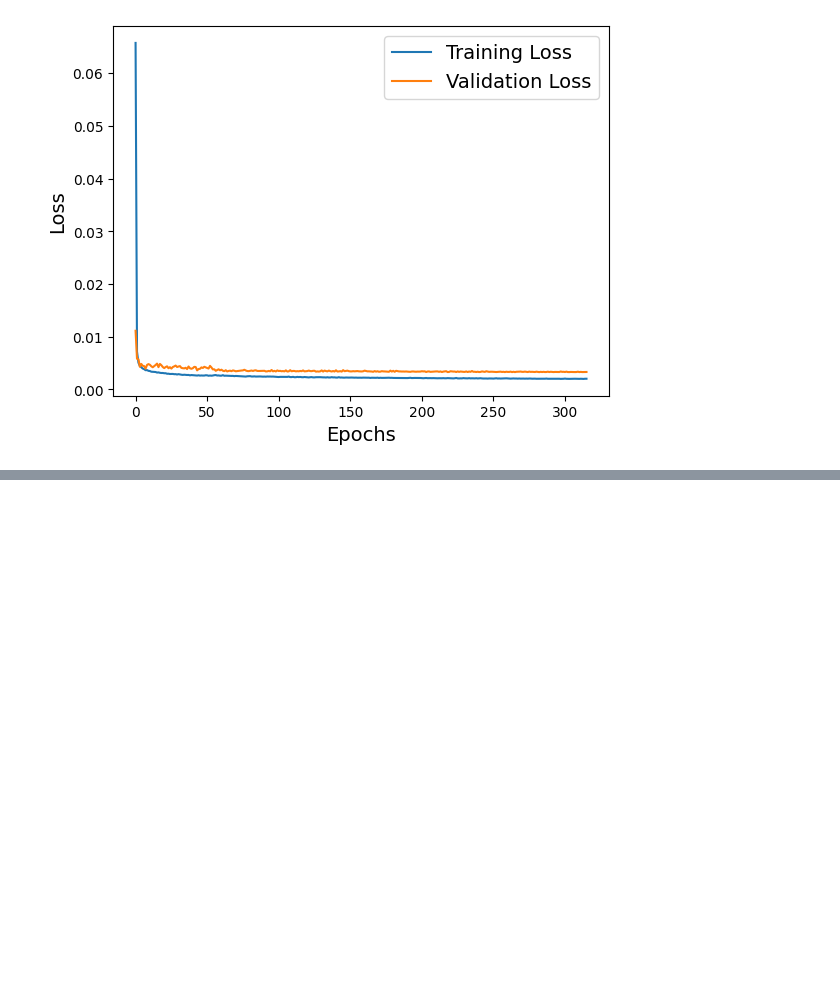
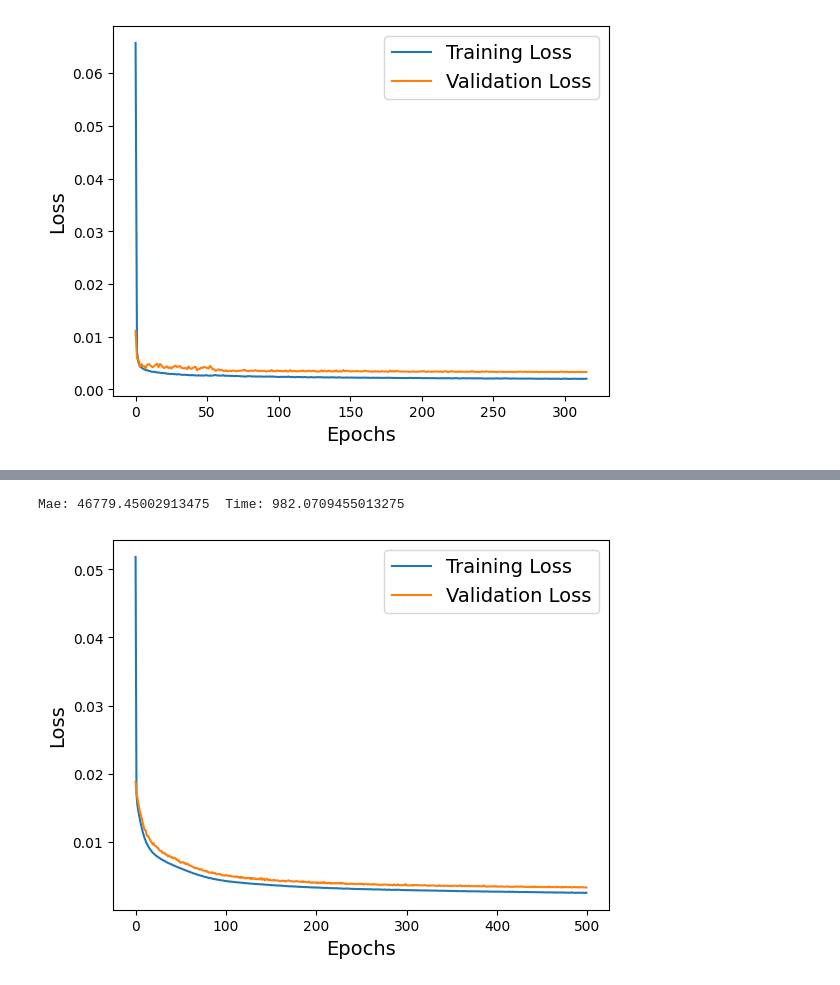
Before and after one commit to moheed-ali/AIML-Notebook-Collection, a Jupyter notebook: ridership_prediction.ipynb, the cells around one changed output, grey strips where cells are left out. Drawn from its saved outputs; the diff is of its cells as text; code cells hidden in the pictures; blank space fills up the shorter version.

Commit message:
Update: Adding LSTM Section

```diff
--- a/ridership_prediction.ipynb
+++ b/ridership_prediction.ipynb
@@ -289,0 +298,10 @@ plt.show()
+# %%
+tf.random.set_seed(42)  # extra code – ensures reproducibility
+
+lstm_model = tf.keras.models.Sequential([
+    tf.keras.layers.LSTM(50, return_sequences=True, input_shape=[None, 5]),
+    tf.keras.layers.Dense(14)
+])
+# %%
+lstm_mae, lstm_history, lstm_time =fit_and_evaluate(lstm_model, seq2seq_train, seq2seq_valid,
+                 learning_rate=0.1, epochs=500)
@@ -289,0 +326,14 @@ plt.show()
+# %%
+print("Mae:", lstm_mae, "\tTime:", lstm_time)
+# %% [output]
+Mae: 46779.45002913475  Time: 982.0709455013275
+# %%
+# Plot training and validation loss
+plt.plot(lstm_history.history['loss'], label='Training Loss')
+plt.plot(lstm_history.history['val_loss'], label='Validation Loss')
+plt.xlabel('Epochs')
+plt.ylabel('Loss')
+plt.legend()
+plt.show()
+# %% [output]
+[figure, added]
```
Also changed, not shown: parts of 7 cells of this notebook.
